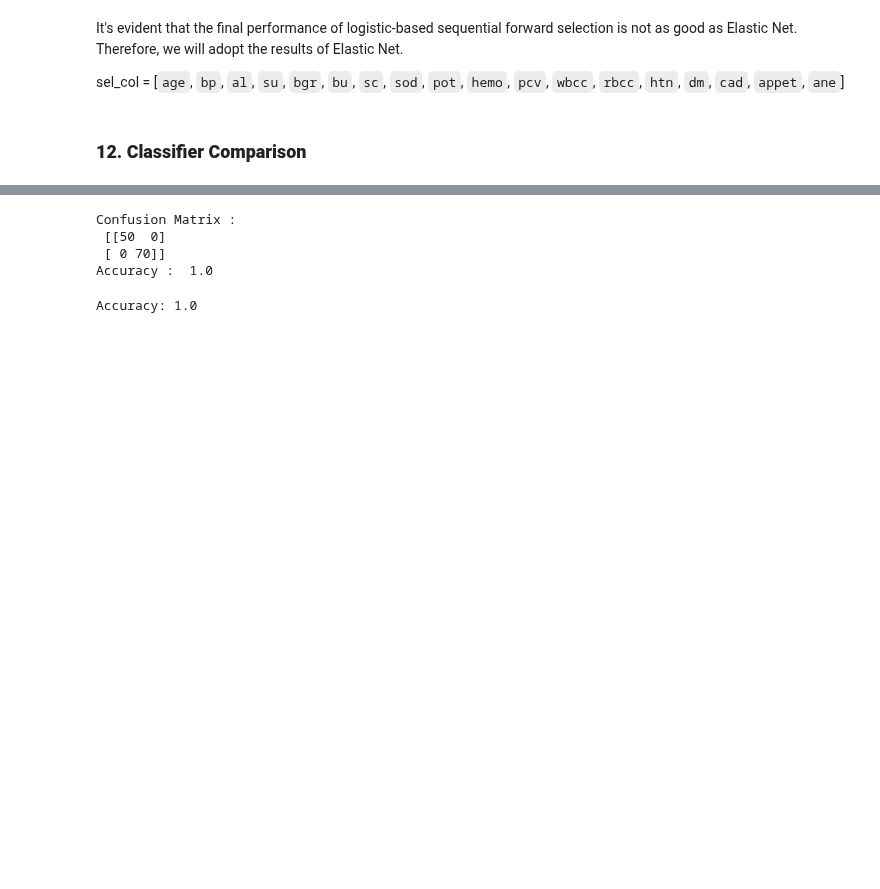
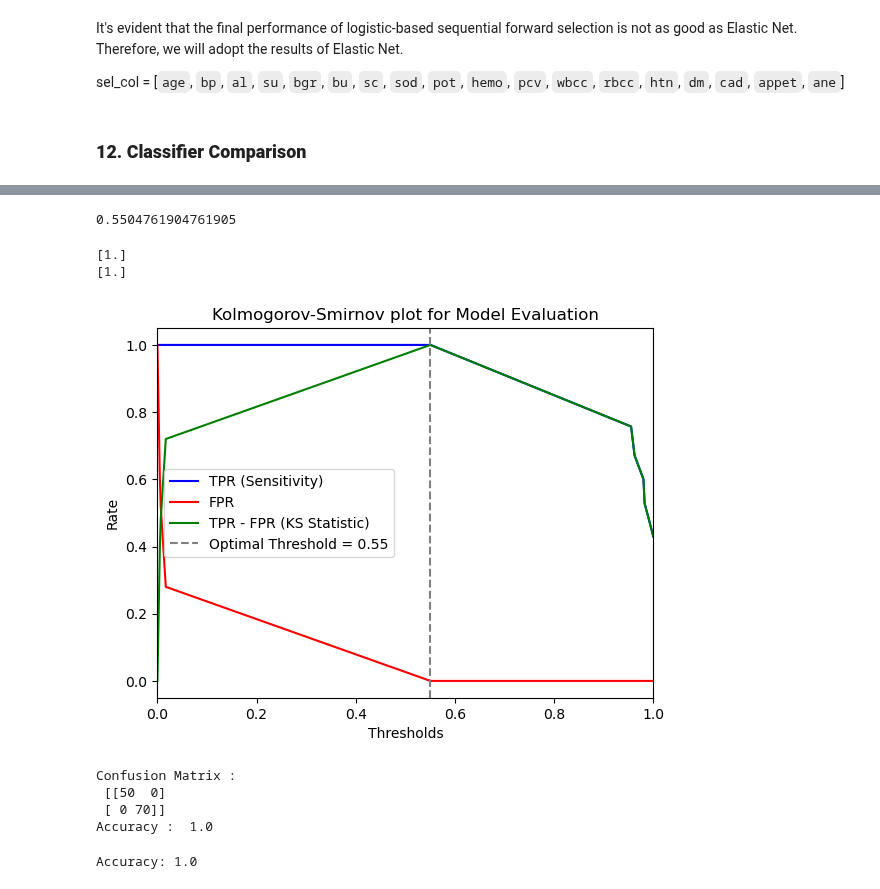
Before and after one commit to Barkesty/Project-Chronic-Kidney-Disease-Classification-Challenge, a Jupyter notebook: project.ipynb, the cells around one changed output, grey strips where cells are left out. Cells and saved outputs as stored; diff of their text form; code cells hidden in the pictures; blank space fills up the shorter version.

```diff
--- a/project.ipynb
+++ b/project.ipynb
@@ -1276,3 +1276,35 @@ rf = RandomForestClassifier(max_depth=None, min_samples_split=5,n_estimators=100
 # %%
 rf.fit(X_train,y_train)
 y_test_pred = rf.predict(X_test)
+# %%
+pred_prob = rf.predict_proba(X_test)
+df_rf = pd.DataFrame(data = {'prob0': pred_prob[:,1], 'y_test': y_test})
+# %%
+fpr, tpr, thresholds = roc_curve(df_rf.y_test, df_rf.prob0)
+# %%
+ks_statistic = np.max(tpr - fpr)
+ks_threshold = thresholds[np.argmax(tpr - fpr)]
+ks_threshold
+# %% [output]
+0.5504761904761905
+# %%
+ind = np.where(np.isclose(thresholds, ks_threshold, atol=0.001))
+print(tpr[ind])
+print(1-fpr[ind])
+# %% [output]
+[1.]
+[1.]
+# %%
+plt.plot(thresholds, tpr, label='TPR (Sensitivity)', color='blue')
+plt.plot(thresholds, fpr, label='FPR', color='red')
+plt.plot(thresholds, tpr - fpr, label='TPR - FPR (KS Statistic)', color='green')
+plt.axvline(x=ks_threshold, color='grey', linestyle='--', label=f'Optimal Threshold = {ks_threshold:.2f}')
+plt.title('Kolmogorov-Smirnov plot for Model Evaluation')
+plt.xlabel('Thresholds')
+plt.ylabel('Rate')
+plt.legend()
+plt.xlim([0.0, 1.0])
+#plt.gca().invert_xaxis()
+plt.show()
+# %% [output]
+[figure, added]
```
Also changed, not shown: parts of 13 cells of this notebook.
